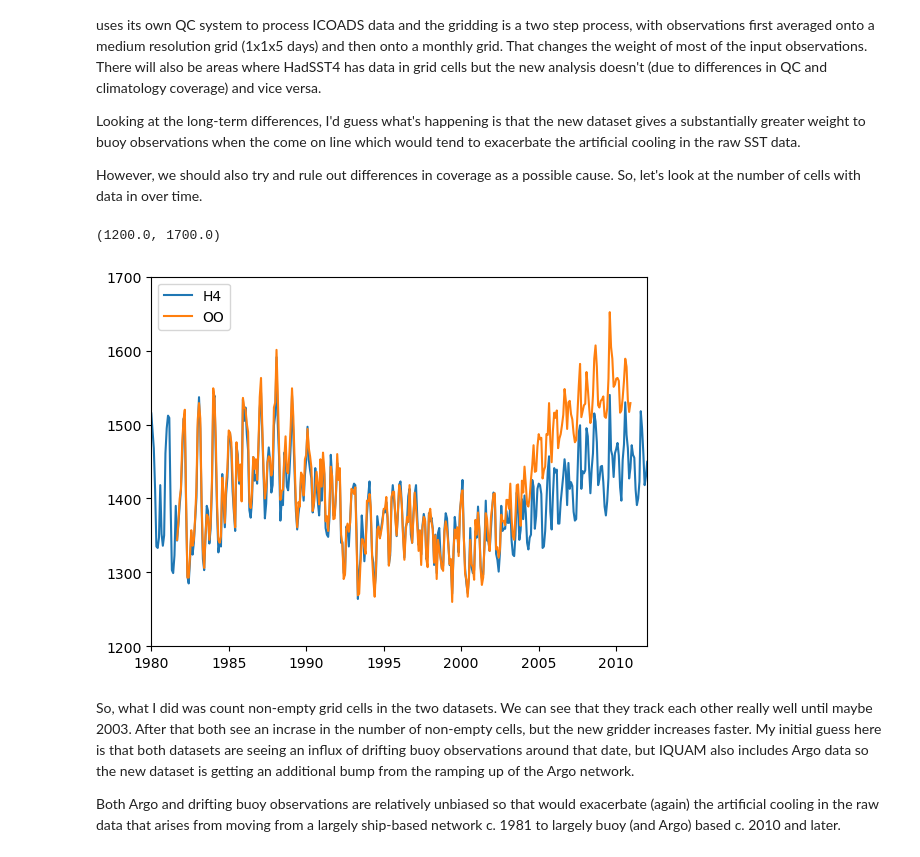
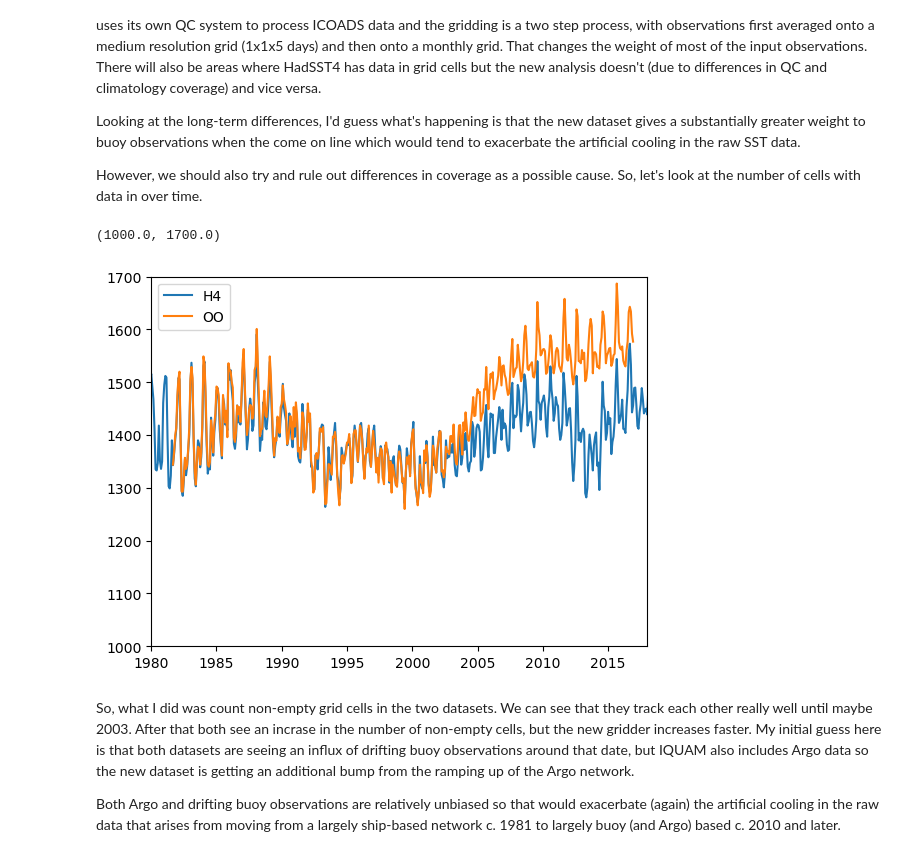
Before and after one commit to jjk-code-otter/open-ocean, a Jupyter notebook: notebooks/compare_to_hadsst4.ipynb, the cells around one changed output. Drawn from its saved outputs; the diff is of its cells as text; code cells hidden in the pictures.

Commit message:
change data dir

```diff
--- a/notebooks/compare_to_hadsst4.ipynb
+++ b/notebooks/compare_to_hadsst4.ipynb
@@ -16,7 +16,7 @@ from itertools import product
 import os
 import matplotlib.pyplot as plt
 # %%
-data_dir = Path(os.getenv("DATADIR"))
+data_dir = Path(os.getenv("OODIR"))
 # %% [markdown]
 Area weights
 ============
@@ -186,14 +186,14 @@ However, we should also try and rule out differences in coverage as a possible c
 # %%
 n_cell_h4 = np.count_nonzero(~np.isnan(hadsst4.tos.values), axis=(1,2))
 n_cell_oo = np.count_nonzero(~np.isnan(oo_anomalies.sst.values), axis=(1,2))
 plt.plot(h4_time, n_cell_h4, label='H4')
 plt.plot(oo_time, n_cell_oo, label='OO')
 plt.legend()
-plt.xlim(1980, 2012)
-plt.ylim(1200, 1700)
+plt.xlim(1980, 2018)
+plt.ylim(1000, 1700)
 # %% [output]
-(1200.0, 1700.0)
+(1000.0, 1700.0)
-[figure, old version]
+[figure, new version]
 # %% [markdown]
 So, what I did was count non-empty grid cells in the two datasets. We can see that they track each other really well until maybe 2003. After that both see an incrase in the number of non-empty cells, but the new gridder increases faster. My initial guess here is that both datasets are seeing an influx of drifting buoy observations around that date, but IQUAM also includes Argo data so the new dataset is getting an additional bump from the ramping up of the Argo network.
 
```
Also changed, not shown: parts of 5 cells of this notebook, 9 other files.
